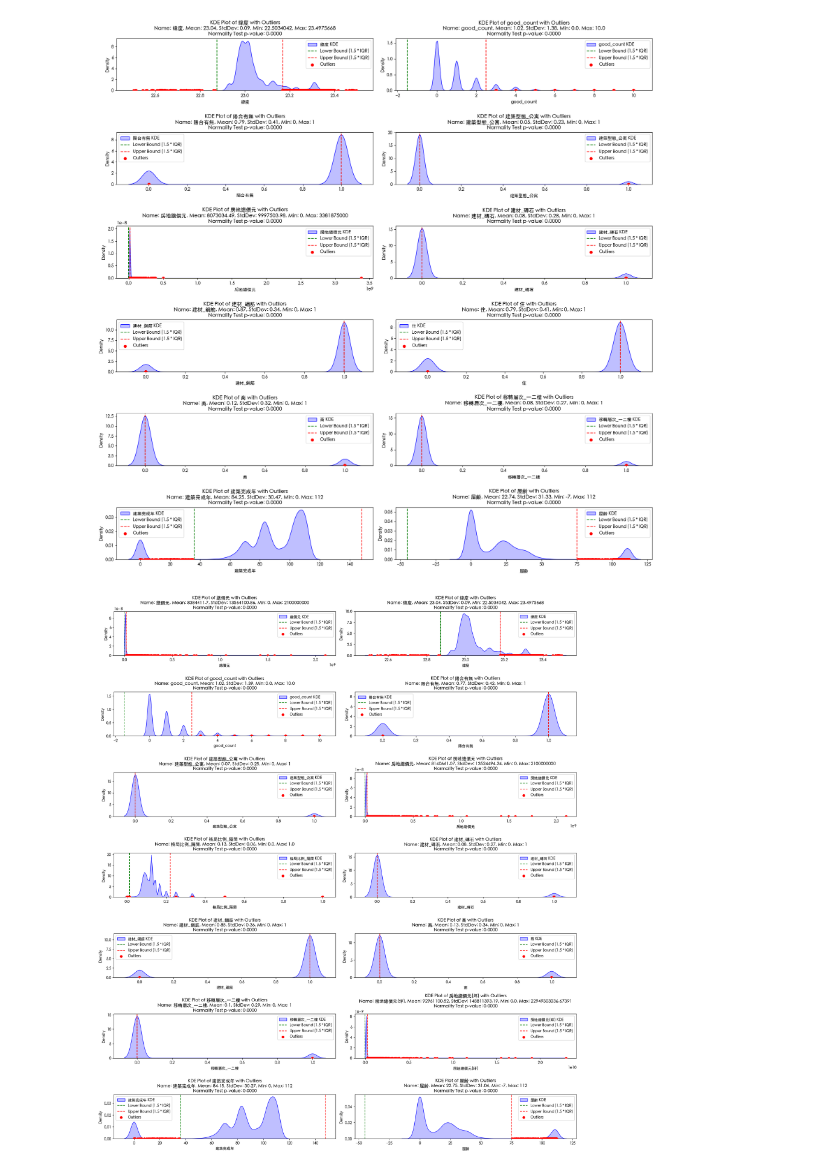
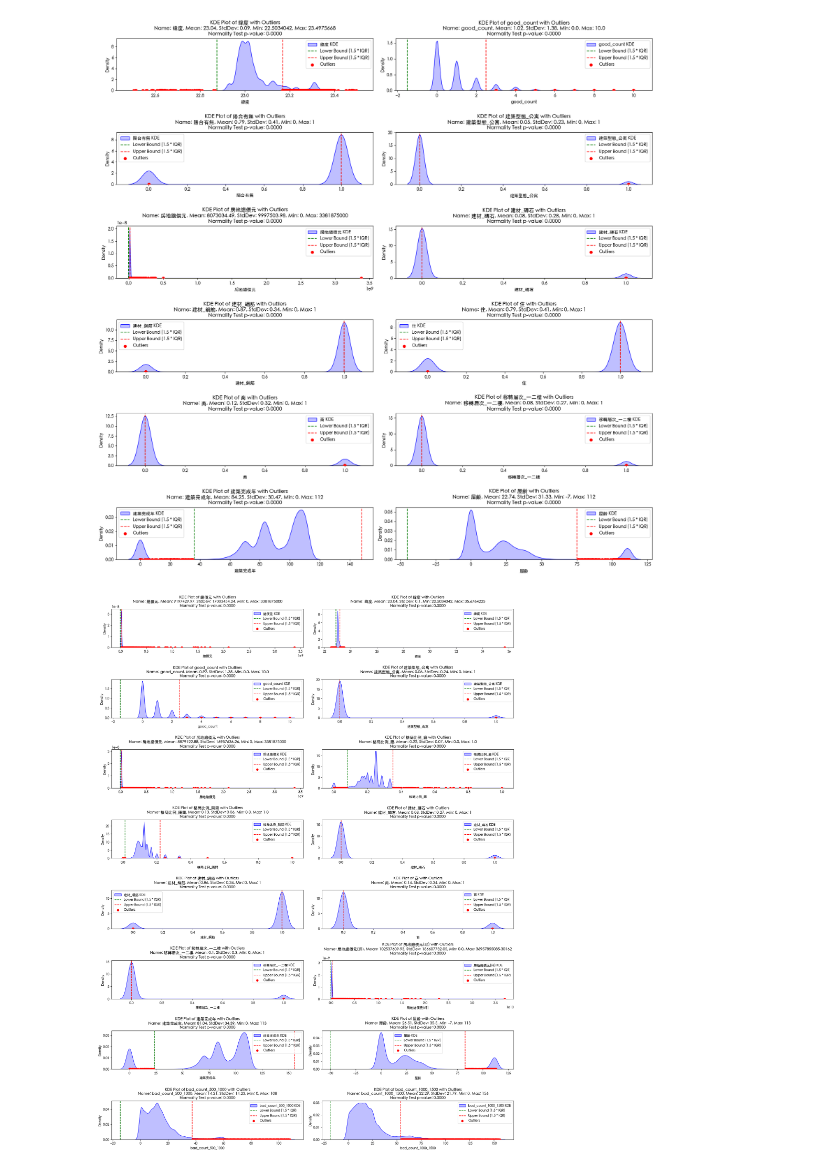
Before and after one commit to BDSE35/house, a Jupyter notebook: preprocessing/code_book.ipynb, the cells around one changed output. Saved outputs shown, nothing was run; the diff lists cells and outputs as text; code cells hidden in the pictures.

```diff
--- a/preprocessing/code_book.ipynb
+++ b/preprocessing/code_book.ipynb
@@ -204,9 +206,9 @@ codebook_df = create_codebook(df_2)
 # %% [output]
 [figure]
 # %%
-path = '/Volumes/Debbie 1T/BDSE35-1_Final Project_2/data/實價登錄房價_229726row_unitPrice_outlier_iqr.csv'
-df_3 = pd.read_csv(path, encoding="utf-8-sig")
+path = '/Volumes/Debbie 1T/BDSE35-1_Final Project_2/data/實價登錄房價_266019row_cleaned.csv'
+df_2 = pd.read_csv(path, encoding="utf-8-sig")
 # %%
-codebook_df = create_codebook(df_3)
+codebook_df = create_codebook(df_2)
 # %% [output]
-[figure, old version]
+[figure, new version]
```
Also changed, not shown: parts of 3 cells of this notebook, 15 other files.
